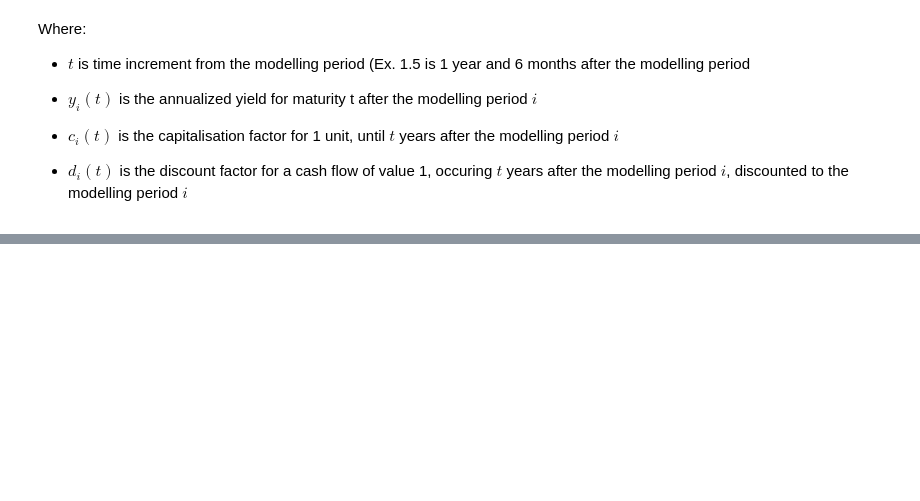
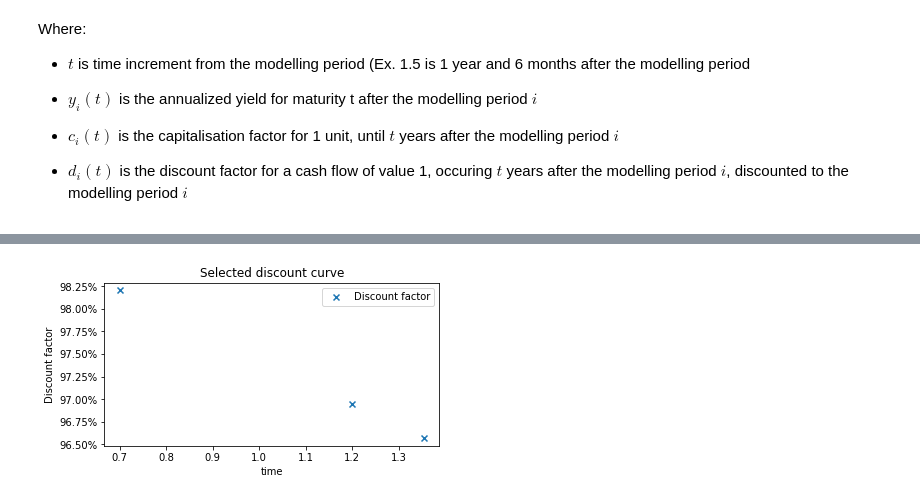
Before and after one commit to open-source-modelling/Open_Source_Economic_Model, a Jupyter notebook: Projection of the risk free curve and recalibration inside OSEM.ipynb, the cells around one changed output, grey strips where cells are left out. Cells and saved outputs as stored; diff of their text form; code cells hidden in the pictures; blank space fills up the shorter version.

```diff
--- a/Projection of the risk free curve and recalibration inside OSEM.ipynb
+++ b/Projection of the risk free curve and recalibration inside OSEM.ipynb
@@ -266,0 +305,13 @@ array([0.98206799, 0.96949248, 0.96565023])
+# %%
+fig, ax1 = plt.subplots(1, 1)
+ax1.scatter(desired_mat, curves.RetrieveRates(3, desired_mat, "Discount")*100, label="Discount factor", marker="x")
+ax1.set_ylabel("Discount factor")
+ax1.set_title('Selected discount curve')
+ax1.set_xlabel("time")
+ax1.legend()
+ax1.yaxis.set_major_formatter(mtick.PercentFormatter())
+fig.set_figwidth(6)
+fig.set_figheight(3)
+plt.show()
+# %% [output]
+[figure, added]
```
Also changed, not shown: parts of 13 cells of this notebook, 1 other file.
